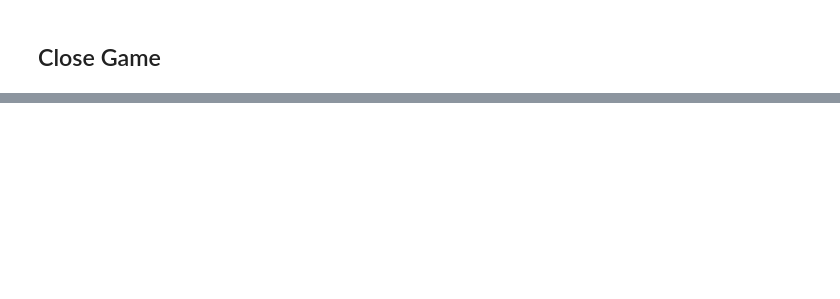
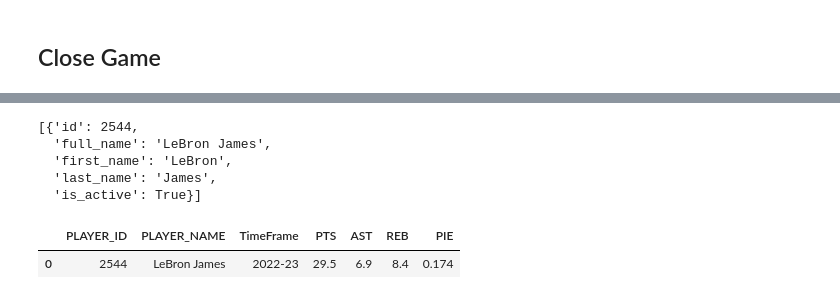
Before and after one commit to mluth10/nba_bot, a Jupyter notebook: bot/data_analysis.ipynb, the cells around one changed output, grey strips where cells are left out. Cells and saved outputs as stored; diff of their text form; code cells hidden in the pictures; blank space fills up the shorter version.

```diff
--- a/bot/data_analysis.ipynb
+++ b/bot/data_analysis.ipynb
@@ -89,0 +102,10 @@ NameError: name 'games' is not defined
+# %%
+from nba_api.stats.static import players
+
+players.find_players_by_first_name('Lebron')
+# %% [output]
+[{'id': 2544,
+  'full_name': 'LeBron James',
+  'first_name': 'LeBron',
+  'last_name': 'James',
+  'is_active': True}]
@@ -89,0 +114,7 @@ NameError: name 'games' is not defined
+# %%
+cum = commonplayerinfo.CommonPlayerInfo(player_id='2544').get_data_frames()
+# %%
+cum[1]
+# %% [output]
+|  | PLAYER_ID | PLAYER_NAME | TimeFrame | PTS | AST | REB | PIE |
+| 0 | 2544 | LeBron James | 2022-23 | 29.5 | 6.9 | 8.4 | 0.174 |
```
Also changed, not shown: parts of 6 cells of this notebook, 16 other files.
